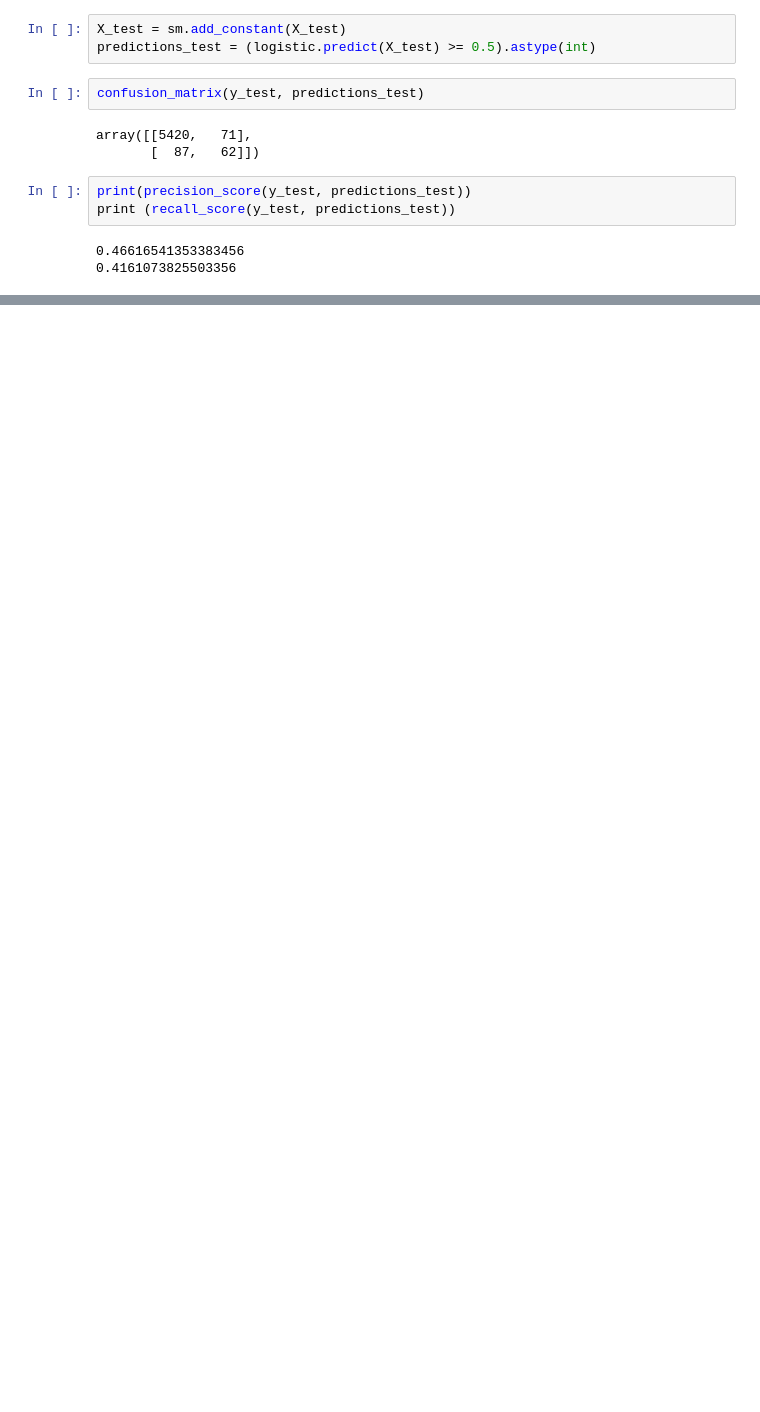
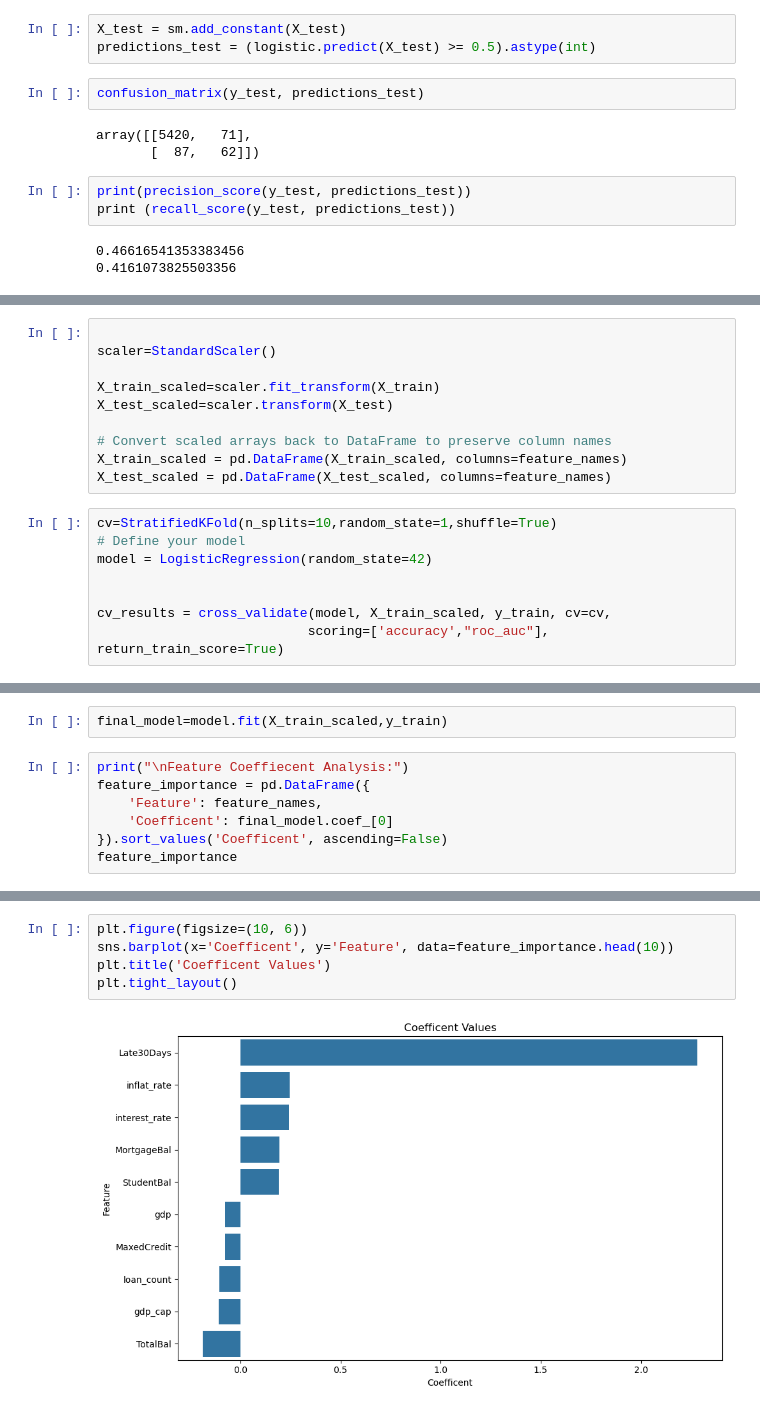
Before and after one commit to yzhao2433/LoanDelinquencyProject, a Jupyter notebook: data_prepartion.ipynb, the cells around one changed output, grey strips where cells are left out. Cells and saved outputs as stored; diff of their text form; blank space fills up the shorter version.

Commit message:
added version of logistoc model

```diff
--- a/data_prepartion.ipynb
+++ b/data_prepartion.ipynb
@@ -511,0 +523,18 @@ print (recall_score(y_test, predictions_test))
+# %%
+
+scaler=StandardScaler()
+
+X_train_scaled=scaler.fit_transform(X_train)
+X_test_scaled=scaler.transform(X_test)
+
+# Convert scaled arrays back to DataFrame to preserve column names
+X_train_scaled = pd.DataFrame(X_train_scaled, columns=feature_names)
+X_test_scaled = pd.DataFrame(X_test_scaled, columns=feature_names)
+# %%
+cv=StratifiedKFold(n_splits=10,random_state=1,shuffle=True)
+# Define your model
+model = LogisticRegression(random_state=42)
+
+
+cv_results = cross_validate(model, X_train_scaled, y_train, cv=cv,
+                           scoring=['accuracy',"roc_auc"], return_train_score=True)
@@ -511,0 +555,9 @@ print (recall_score(y_test, predictions_test))
+# %%
+final_model=model.fit(X_train_scaled,y_train)
+# %%
+print("\nFeature Coeffiecent Analysis:")
+feature_importance = pd.DataFrame({
+    'Feature': feature_names,
+    'Coefficent': final_model.coef_[0]
+}).sort_values('Coefficent', ascending=False)
+feature_importance
@@ -511,0 +578,7 @@ print (recall_score(y_test, predictions_test))
+# %%
+plt.figure(figsize=(10, 6))
+sns.barplot(x='Coefficent', y='Feature', data=feature_importance.head(10))
+plt.title('Coefficent Values')
+plt.tight_layout()
+# %% [output]
+[figure, added]
```
Also changed, not shown: parts of 12 cells of this notebook.
